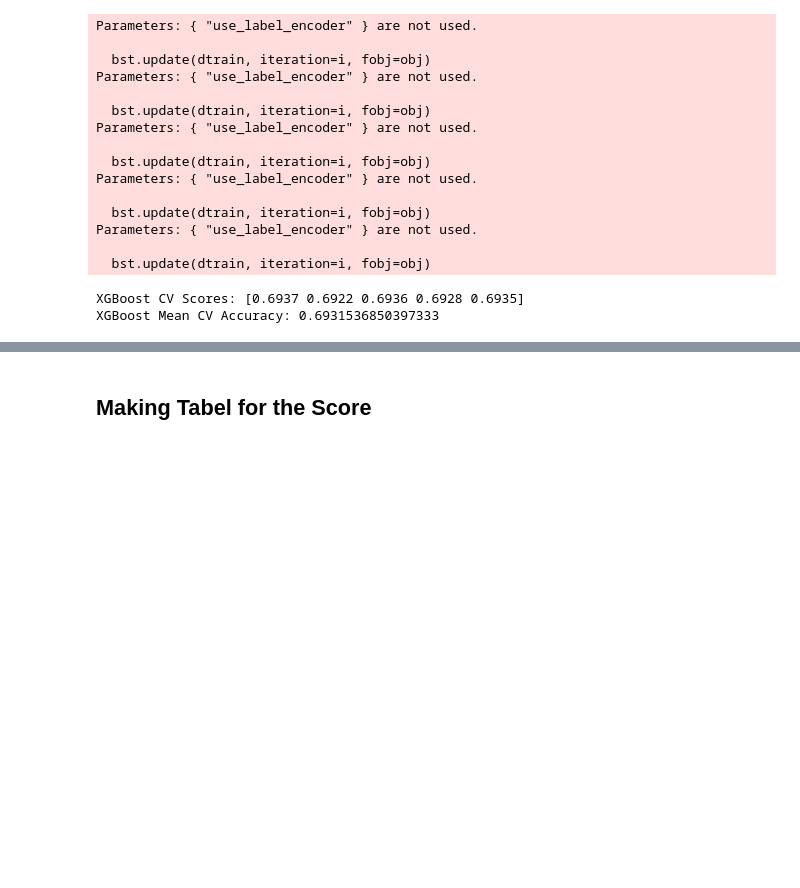
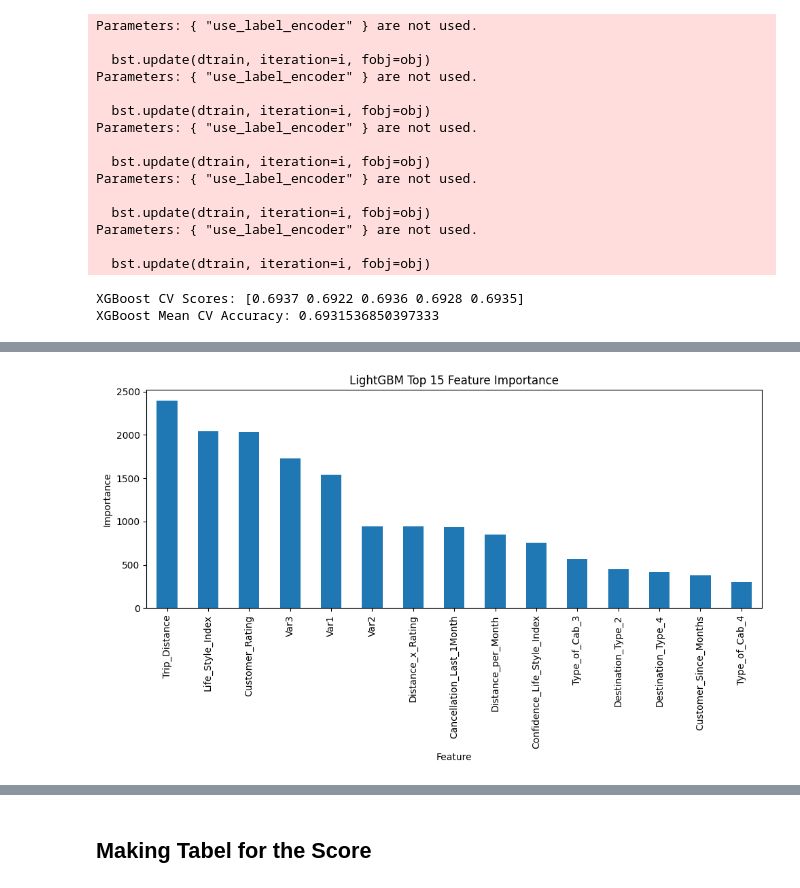
Before and after one commit to rizkywibowk/Sigma-Cabs-Pricing-Analysis, a Jupyter notebook: Working Code/SigmaCabsWorkCode.ipynb, the cells around one changed output, grey strips where cells are left out. Saved outputs shown, nothing was run; the diff lists cells and outputs as text; code cells hidden in the pictures; blank space fills up the shorter version.

```diff
--- a/Working Code/SigmaCabsWorkCode.ipynb
+++ b/Working Code/SigmaCabsWorkCode.ipynb
@@ -1210,0 +1295,13 @@ XGBoost Mean CV Accuracy: 0.6931536850397333
+# %%
+import matplotlib.pyplot as plt
+
+plt.figure(figsize=(10, 6))
+lgbm_feat_imp = pd.Series(best_lgbm.feature_importances_, index=X.columns)
+lgbm_feat_imp.sort_values(ascending=False).head(15).plot(kind='bar')
+plt.title("LightGBM Top 15 Feature Importance")
+plt.xlabel("Feature")
+plt.ylabel("Importance")
+plt.tight_layout()
+plt.show()
+# %% [output]
+[figure, added]
```
Also changed, not shown: parts of 18 cells of this notebook.
